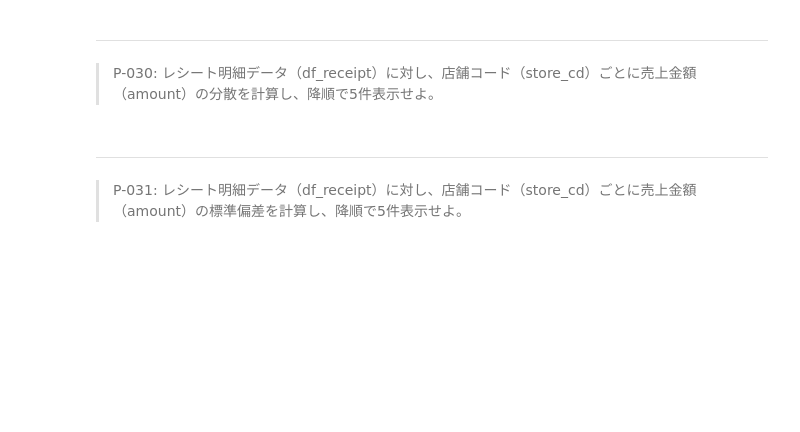
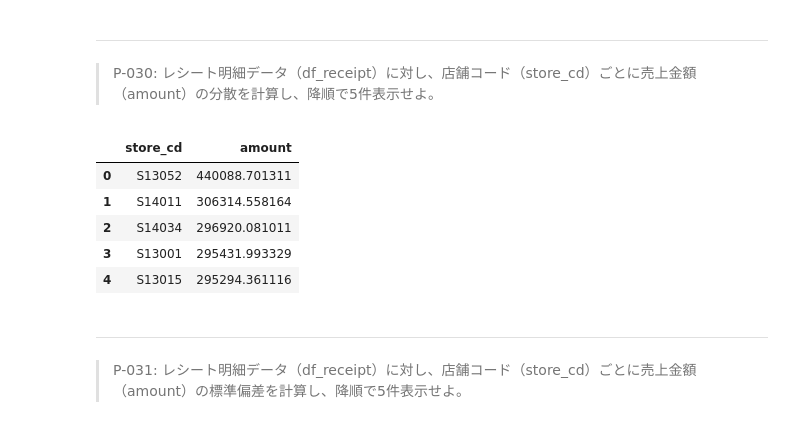
Before and after one commit to iakio/100knocks-preprocess, a Jupyter notebook: docker/work/preprocess_knock_Python.ipynb, the cells around one changed output. Saved outputs shown, nothing was run; the diff lists cells and outputs as text; code cells hidden in the pictures; blank space fills up the shorter version.

```diff
--- a/docker/work/preprocess_knock_Python.ipynb
+++ b/docker/work/preprocess_knock_Python.ipynb
@@ -612,6 +612,15 @@ df_receipt.groupby("store_cd").product_cd.apply(lambda x: x.mode()[0]).reset_ind
 # %% [markdown]
 ---
 > P-030: レシート明細データ（df_receipt）に対し、店舗コード（store_cd）ごとに売上金額（amount）の分散を計算し、降順で5件表示せよ。
+# %%
+df_receipt[["store_cd", "amount"]].groupby("store_cd").var(ddof=0).sort_values(by="amount", ascending=False).reset_index().head(5)
+# %% [output]
+|  | store_cd | amount |
+| 0 | S13052 | 440088.701311 |
+| 1 | S14011 | 306314.558164 |
+| 2 | S14034 | 296920.081011 |
+| 3 | S13001 | 295431.993329 |
+| 4 | S13015 | 295294.361116 |
 # %% [markdown]
 ---
 > P-031: レシート明細データ（df_receipt）に対し、店舗コード（store_cd）ごとに売上金額（amount）の標準偏差を計算し、降順で5件表示せよ。
```
Also changed, not shown: parts of 3 cells of this notebook.
